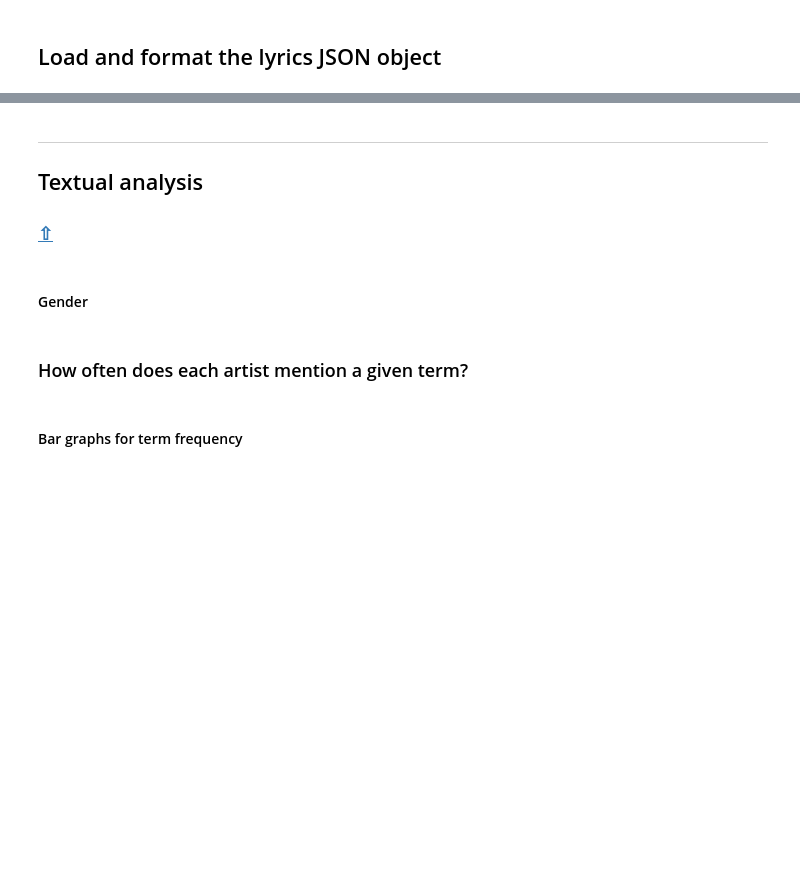
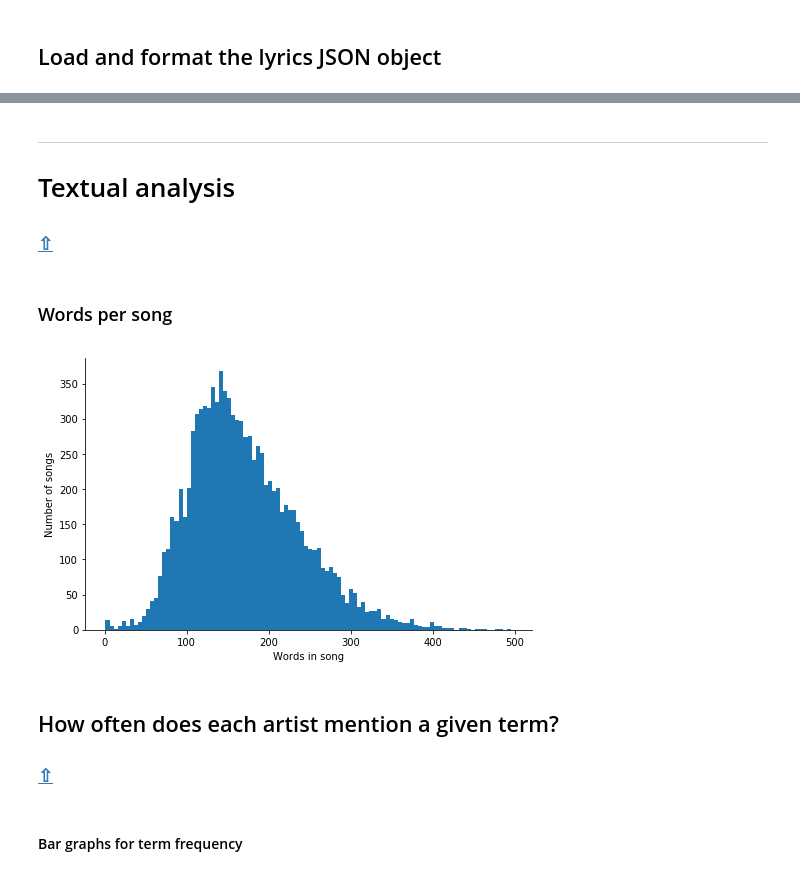
Before and after one commit to johnwmillr/trucks-and-beer, a Jupyter notebook: countryArtists.ipynb, the cells around one changed output, grey strips where cells are left out. Saved outputs shown, nothing was run; the diff lists cells and outputs as text; code cells hidden in the pictures; blank space fills up the shorter version.

```diff
--- a/countryArtists.ipynb
+++ b/countryArtists.ipynb
@@ -69,6 +72,4 @@ plt.show()
 # %% [markdown]
 ---
-## Textual analysis
+# Textual analysis
 ### [⇧](#Country-music-lyrics-analysis)
-# %% [markdown]
-#### Gender
@@ -78,5 +76,23 @@ mask_male   = np.array([g=='male'   for g in labels_gender])
+# %% [markdown]
+### Words per song
+# %%
+# Words per song
+word_counts = [len(song['lyrics'].split(' ')) for song in all_songs]
+word_counts = list(filter(lambda x: x<500, word_counts))
+
+fig, axs = plt.subplots(figsize=(8,5))
+axs.hist(word_counts,100)
+axs.set_xlabel("Words in song")
+axs.set_ylabel("Number of songs")
+# Hide the right and top spines
+axs.spines['right'].set_visible(False)
+axs.spines['top'].set_visible(False)
+plt.show()
+# %% [output]
+[figure, added]
 # %% [markdown]
-### How often does each artist mention a given term?
+## How often does each artist mention a given term?
+### [⇧](#Country-music-lyrics-analysis)
 # %%
 # TODO: Clean these up. Combine them? Do I want to be using a DataFrame like I am?
 def calcFreqOfTerm(artist, terms):
```
Also changed, not shown: parts of 20 cells of this notebook.
